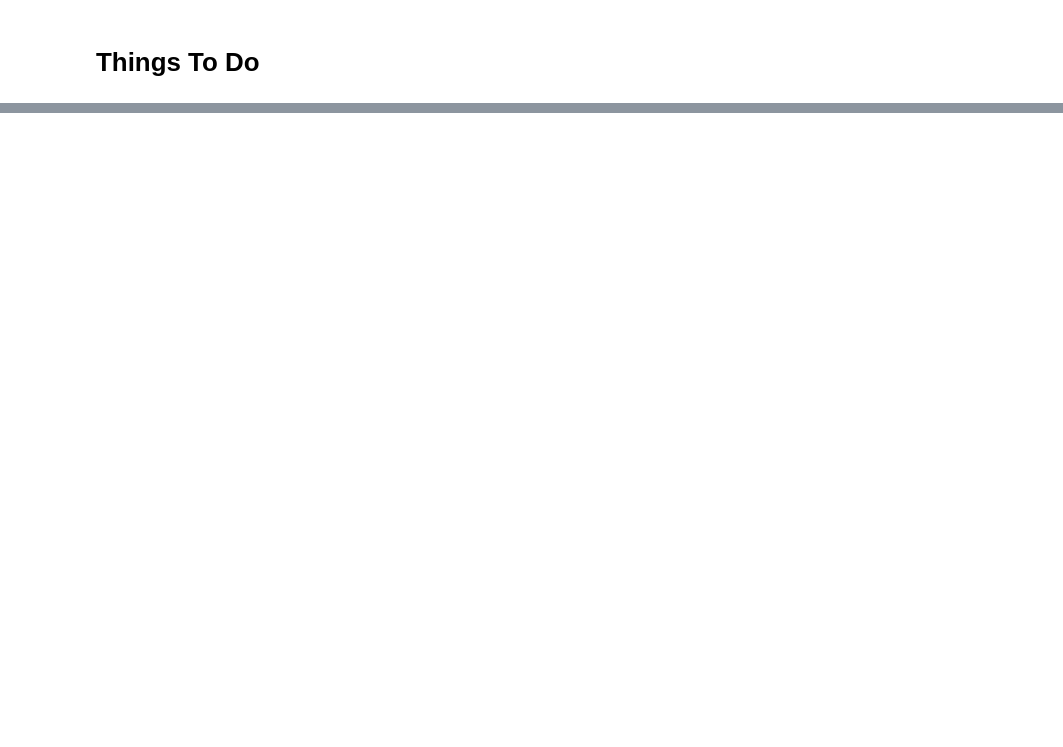
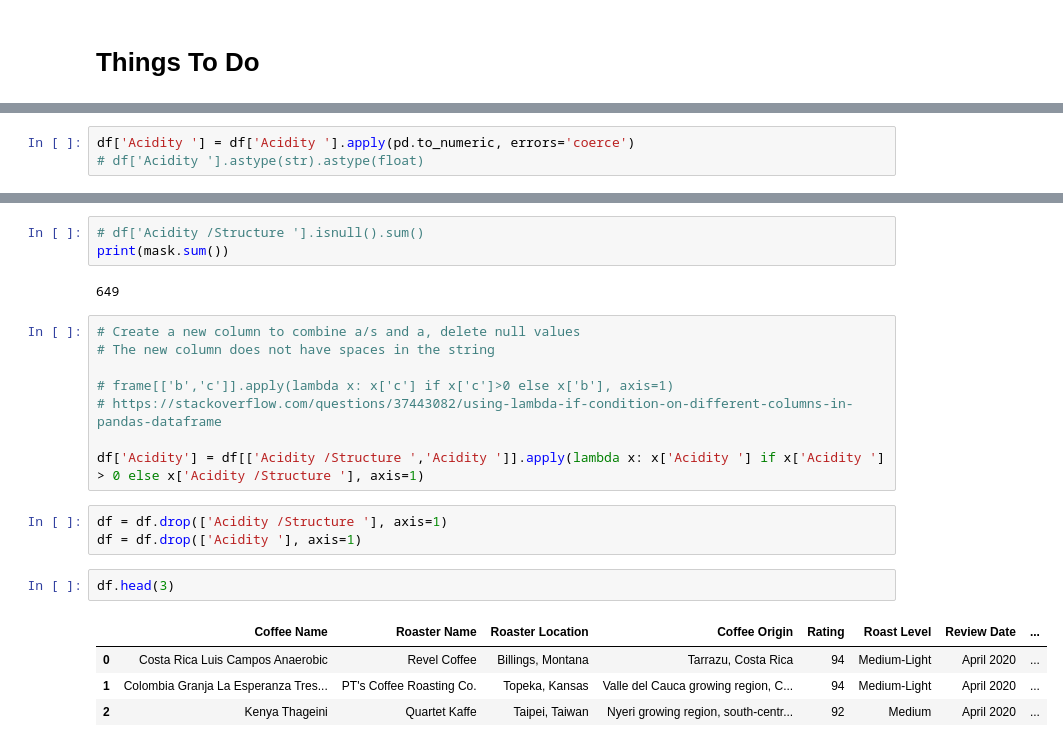
Before and after one commit to AnnikaNoren/dsc-capstone-project-v2-online-ds-pt-071519, a Jupyter notebook: capstone_project.ipynb, the cells around one changed output, grey strips where cells are left out. Cells and saved outputs as stored; diff of their text form; blank space fills up the shorter version.

```diff
--- a/capstone_project.ipynb
+++ b/capstone_project.ipynb
@@ -77,0 +225,3 @@ df.head()
+# %%
+df['Acidity '] = df['Acidity '].apply(pd.to_numeric, errors='coerce')
+# df['Acidity '].astype(str).astype(float)
@@ -77,0 +260,23 @@ df.head()
+# %%
+# df['Acidity /Structure '].isnull().sum()
+print(mask.sum())
+# %% [output]
+649
+# %%
+# Create a new column to combine a/s and a, delete null values
+# The new column does not have spaces in the string
+
+# frame[['b','c']].apply(lambda x: x['c'] if x['c']>0 else x['b'], axis=1)
+# https://stackoverflow.com/questions/37443082/using-lambda-if-condition-on-different-columns-in-pandas-dataframe
+
+df['Acidity'] = df[['Acidity /Structure ','Acidity ']].apply(lambda x: x['Acidity '] if x['Acidity '] > 0 else x['Acidity /Structure '], axis=1)
+# %%
+df = df.drop(['Acidity /Structure '], axis=1)
+df = df.drop(['Acidity '], axis=1)
+# %%
+df.head(3)
+# %% [output]
+|  | Coffee Name | Roaster Name | Roaster Location | Coffee Origin | Rating | Roast Level | Review Date | ... |
+| 0 | Costa Rica Luis Campos Anaerobic | Revel Coffee | Billings, Montana | Tarrazu, Costa Rica | 94 | Medium-Light | April 2020 | ... |
+| 1 | Colombia Granja La Esperanza Tres... | PT's Coffee Roasting Co. | Topeka, Kansas | Valle del Cauca growing region, C... | 94 | Medium-Light | April 2020 | ... |
+| 2 | Kenya Thageini | Quartet Kaffe | Taipei, Taiwan | Nyeri growing region, south-centr... | 92 | Medium | April 2020 | ... |
```
Also changed, not shown: parts of 40 cells of this notebook, 1 other file.
